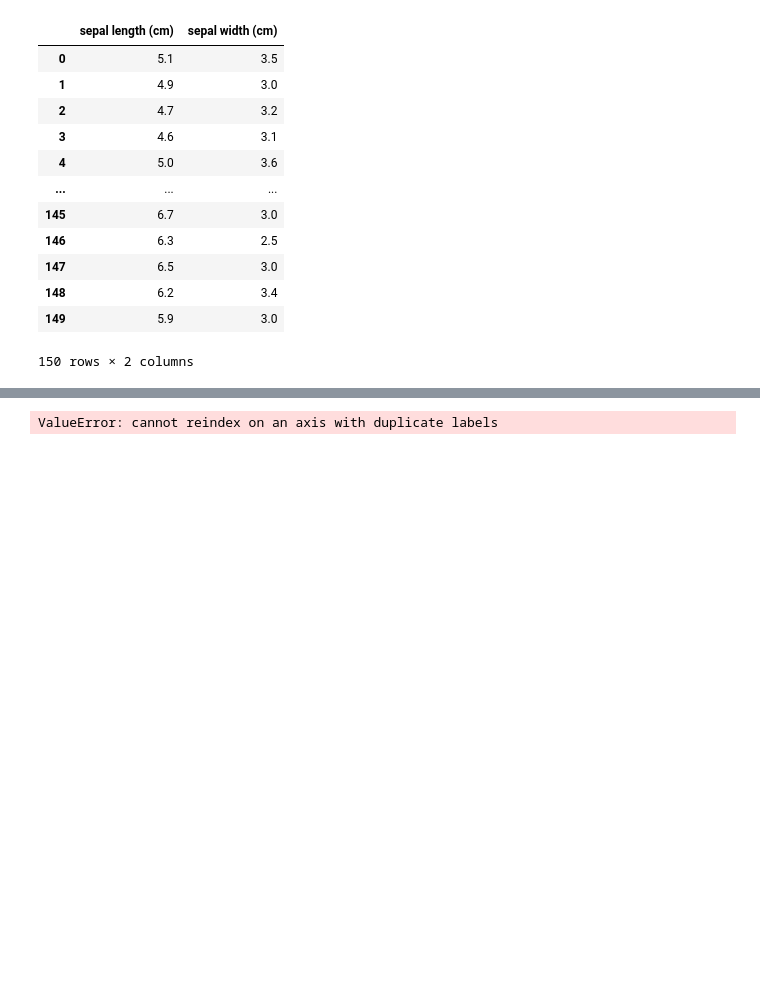
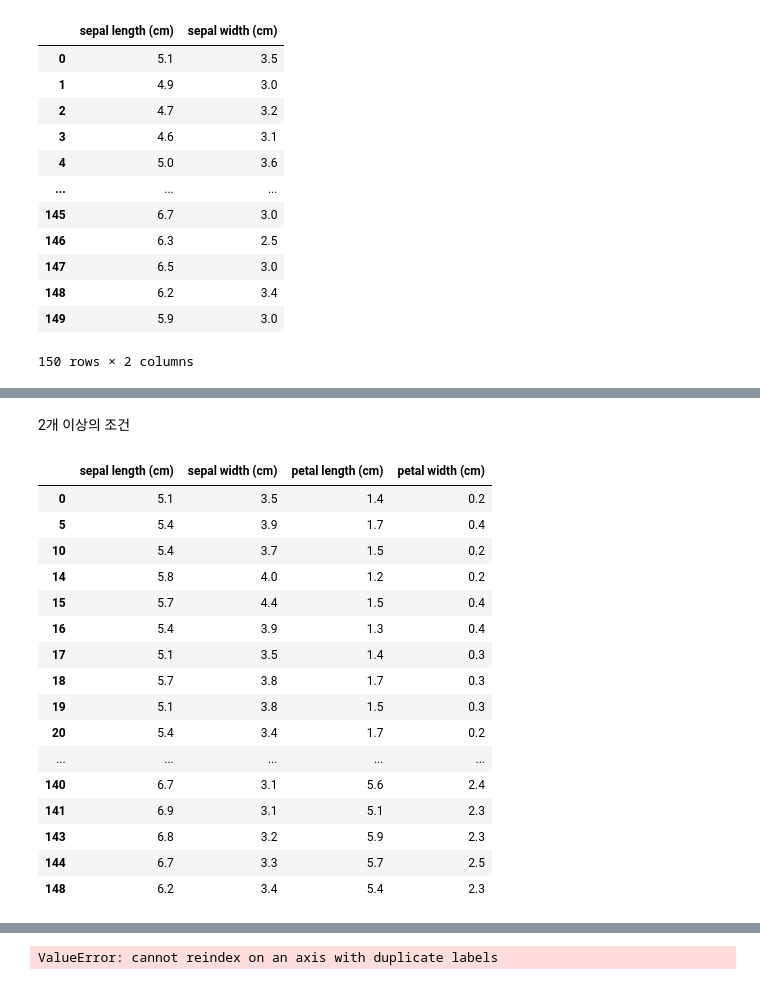
Before and after one commit to primula1323/Python_Practice, a Jupyter notebook: pandas_note.ipynb, the cells around one changed output, grey strips where cells are left out. Cells and saved outputs as stored; diff of their text form; code cells hidden in the pictures; blank space fills up the shorter version.

```diff
--- a/engin.ipynb
+++ b/pandas_note.ipynb
@@ -202,0 +257,23 @@ df[df['sepal length (cm)'] == 0]
+# %% [markdown]
+2개 이상의 조건
+# %%
+condition = df['sepal width (cm)'] > 3
+df[condition&cond]
+# %% [output]
+|  | sepal length (cm) | sepal width (cm) | petal length (cm) | petal width (cm) |
+| 0 | 5.1 | 3.5 | 1.4 | 0.2 |
+| 5 | 5.4 | 3.9 | 1.7 | 0.4 |
+| 10 | 5.4 | 3.7 | 1.5 | 0.2 |
+| 14 | 5.8 | 4.0 | 1.2 | 0.2 |
+| 15 | 5.7 | 4.4 | 1.5 | 0.4 |
+| 16 | 5.4 | 3.9 | 1.3 | 0.4 |
+| 17 | 5.1 | 3.5 | 1.4 | 0.3 |
+| 18 | 5.7 | 3.8 | 1.7 | 0.3 |
+| 19 | 5.1 | 3.8 | 1.5 | 0.3 |
+| 20 | 5.4 | 3.4 | 1.7 | 0.2 |
+| ... | ... | ... | ... | ... |
+| 140 | 6.7 | 3.1 | 5.6 | 2.4 |
+| 141 | 6.9 | 3.1 | 5.1 | 2.3 |
+| 143 | 6.8 | 3.2 | 5.9 | 2.3 |
+| 144 | 6.7 | 3.3 | 5.7 | 2.5 |
+| 148 | 6.2 | 3.4 | 5.4 | 2.3 |
```
Also changed, not shown: parts of 65 cells of this notebook, 8 other files.
